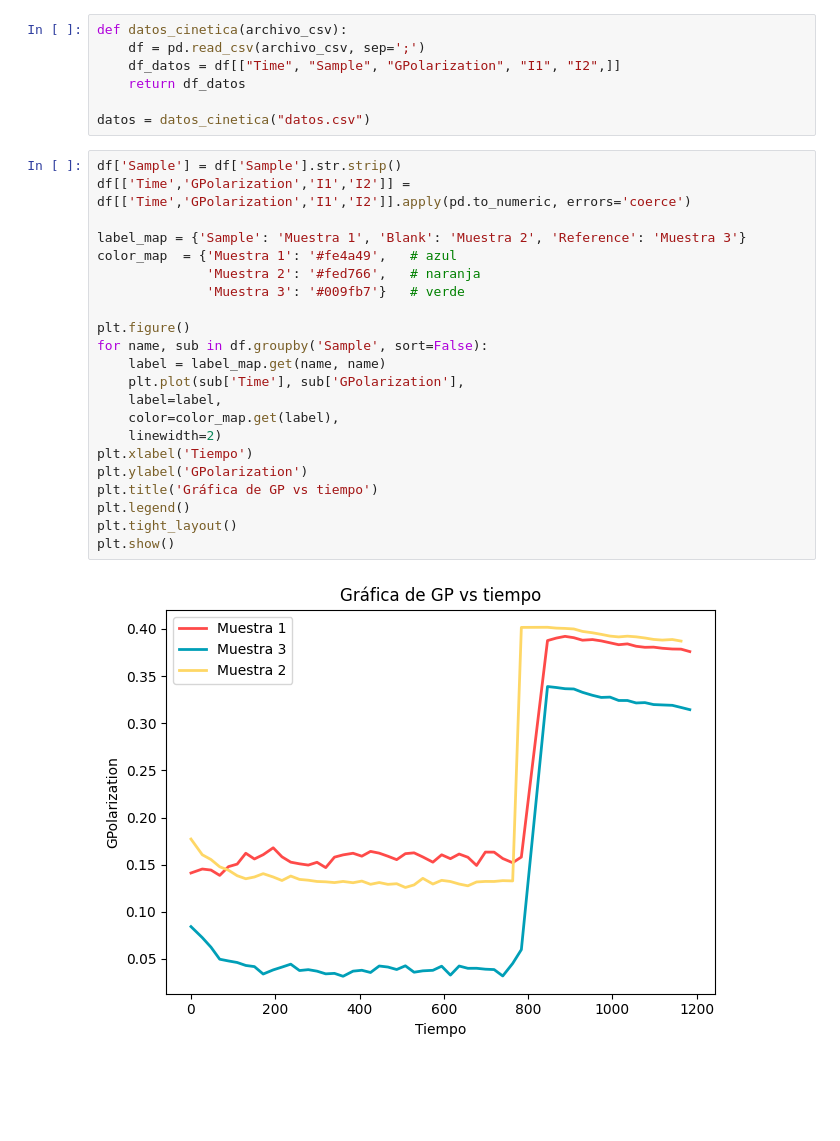
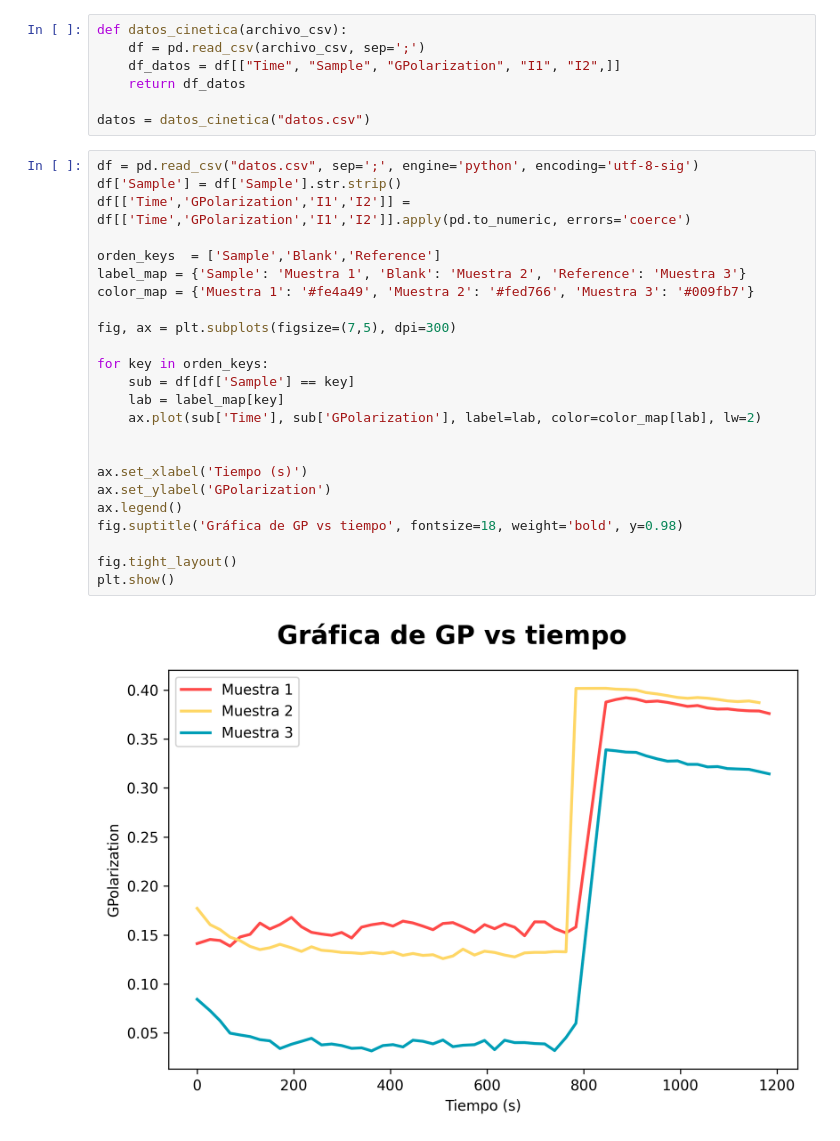
Before and after one commit to ValentinaRincon/Proyecto-exp, a Jupyter notebook: 20251031/gráficas.ipynb, the cells around one changed output. Cells and saved outputs as stored; diff of their text form; blank space fills up the shorter version.

Commit message:
Continuación gráficas

```diff
--- a/20251031/gráficas.ipynb
+++ b/20251031/gráficas.ipynb
@@ -11,29 +13,31 @@ def datos_cinetica(archivo_csv):
 
 datos = datos_cinetica("datos.csv")
 # %%
+df = pd.read_csv("datos.csv", sep=';', engine='python', encoding='utf-8-sig')
 df['Sample'] = df['Sample'].str.strip()
 df[['Time','GPolarization','I1','I2']] = df[['Time','GPolarization','I1','I2']].apply(pd.to_numeric, errors='coerce')
 
+orden_keys  = ['Sample','Blank','Reference']
 label_map = {'Sample': 'Muestra 1', 'Blank': 'Muestra 2', 'Reference': 'Muestra 3'}
-color_map  = {'Muestra 1': '#fe4a49',   # azul
-              'Muestra 2': '#fed766',   # naranja
-              'Muestra 3': '#009fb7'}   # verde
+color_map = {'Muestra 1': '#fe4a49', 'Muestra 2': '#fed766', 'Muestra 3': '#009fb7'}
 
-plt.figure()
-for name, sub in df.groupby('Sample', sort=False):
-    label = label_map.get(name, name)
-    plt.plot(sub['Time'], sub['GPolarization'],
-    label=label,
-    color=color_map.get(label),
-    linewidth=2)
-plt.xlabel('Tiempo')
-plt.ylabel('GPolarization')
-plt.title('Gráfica de GP vs tiempo')
-plt.legend()
-plt.tight_layout()
+fig, ax = plt.subplots(figsize=(7,5), dpi=300)
+
+for key in orden_keys:
+    sub = df[df['Sample'] == key]
+    lab = label_map[key]
+    ax.plot(sub['Time'], sub['GPolarization'], label=lab, color=color_map[lab], lw=2)
+
+
+ax.set_xlabel('Tiempo (s)')
+ax.set_ylabel('GPolarization')
+ax.legend()
+fig.suptitle('Gráfica de GP vs tiempo', fontsize=18, weight='bold', y=0.98)
+
+fig.tight_layout()
 plt.show()
 # %% [output]
-[figure, old version]
+[figure, new version]
 # %%
 df['Sample'] = df['Sample'].str.strip()
 df[['Time','GPolarization','I1','I2']] = df[['Time','GPolarization','I1','I2']].apply(pd.to_numeric, errors='coerce')
```
Also changed, not shown: parts of 3 cells of this notebook.
